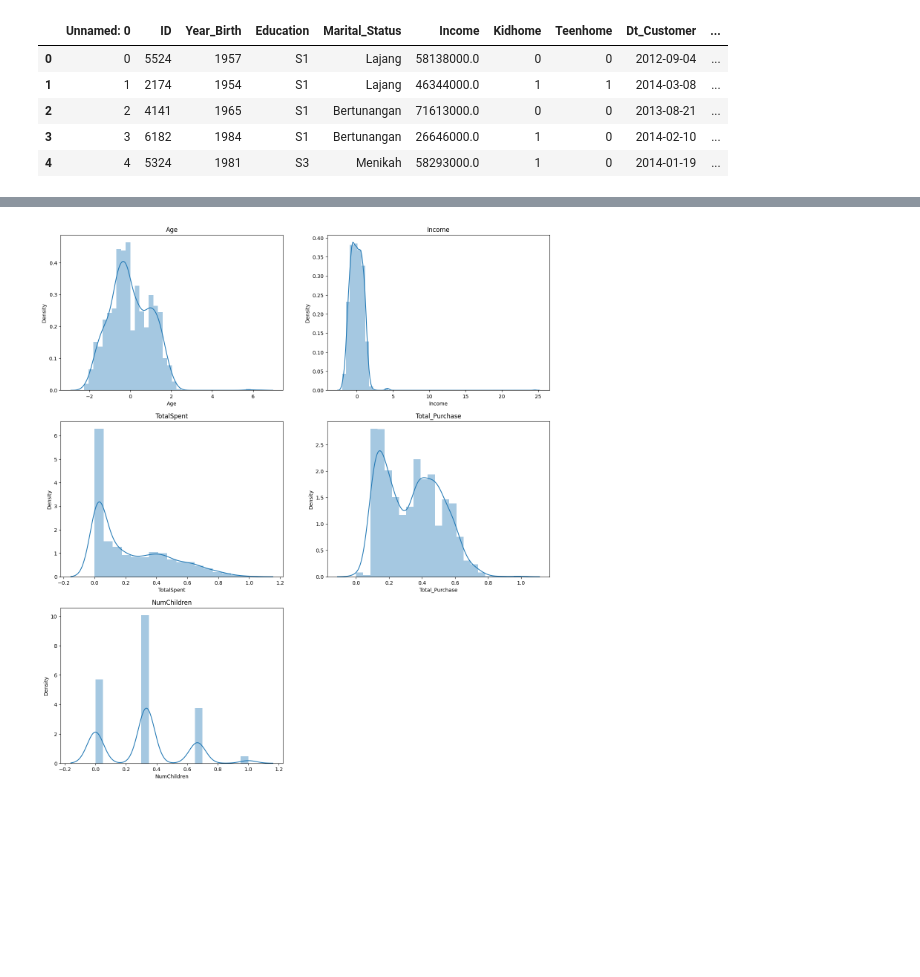
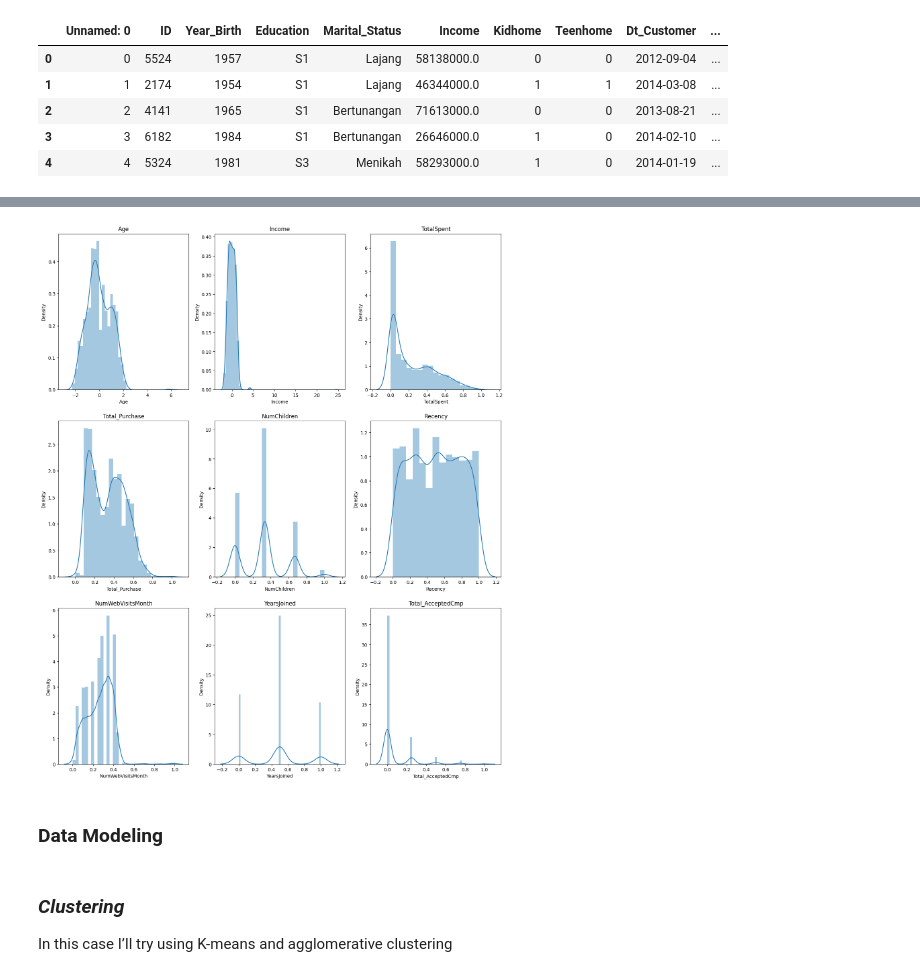
Before and after one commit to masendhy/predict_customer_personality_to_boost_marketing_campaign_by_using_machine_learning, a Jupyter notebook: predict_customer_personality_to_boost_marketing_campaign_by_using_machine_learning.ipynb, the cells around one changed output, grey strips where cells are left out. Saved outputs shown, nothing was run; the diff lists cells and outputs as text; code cells hidden in the pictures; blank space fills up the shorter version.

```diff
--- a/predict_customer_personality_to_boost_marketing_campaign_by_using_machine_learning.ipynb
+++ b/predict_customer_personality_to_boost_marketing_campaign_by_using_machine_learning.ipynb
@@ -233,10 +230,10 @@ cat = ['Age_Group','Marital_List']
 features = cat + num
 # %%
 # let show visualization of numerical columns correlation with Total_AcceptedCmp
-plt.figure(figsize=(17,25))
+plt.figure(figsize=(20,35))
 
 for i, col in enumerate(df_featex[features],1):
-    plt.subplot(4,2,i)
+    plt.subplot(5,3,i)
     ax = sns.barplot( x= df_featex['Total_AcceptedCmp'],y= df_featex[col])
     plt.title(col)
     plt.bar_label(ax.containers[0])
@@ -245,8 +242,8 @@ for i, col in enumerate(df_featex[features],1):
 # %%
 #show outliers from df_featex using distplot
-plt.figure(figsize=(17,25))
+plt.figure(figsize=(20,35))
 for i, col in enumerate(df_featex[num],1):
-    plt.subplot(4,2,i)
+    plt.subplot(5,3,i)
     ax = sns.distplot(df_featex[col])
     plt.title(col)
 # %% [output]
@@ -264,0 +251,8 @@ df_featex['Income'] = StandardScaler().fit_transform(df_featex[['Income']])
+# %%
+# delete unnecessary columns
+df_featex = df_featex.drop(['ID','Unnamed: 0','Marital_Status','Year_Birth', 'Education', 'Kidhome','Teenhome','Dt_Customer', 'MntCoke',
+       'MntFruits', 'MntMeatProducts', 'MntFishProducts', 'MntSweetProducts',
+       'MntGoldProds', 'NumDealsPurchases', 'NumWebPurchases','Response',
+       'NumCatalogPurchases', 'NumStorePurchases', 'AcceptedCmp3','AcceptedCmp4','AcceptedCmp5','AcceptedCmp1','AcceptedCmp2','Z_CostContact','Complain','Z_Revenue'],axis=1)
+
+dffeatex_drop = df_featex.copy()
@@ -265,9 +280,33 @@ df_featex['Income'] = StandardScaler().fit_transform(df_featex[['Income']])
+# %%
+# lets do transformation (normalization & standardization)
+from sklearn.preprocessing import MinMaxScaler, StandardScaler
+
+
+#normalization
+
+normalizer  = MinMaxScaler()
+norm_scaler = np.array(dffeatex_drop[['Total_AcceptedCmp','NumWebVisitsMonth','YearsJoined','Recency','TotalSpent', 'Total_Purchase','NumChildren']]).reshape(-1,7)
+normalizer.fit(norm_scaler)
+dffeatex_drop[['Total_AcceptedCmp','NumWebVisitsMonth','YearsJoined','Recency','TotalSpent', 'Total_Purchase','NumChildren']] = normalizer.transform(norm_scaler)
+
+
+
+#standardization (because the data distribution is close to normal)
+scaler = StandardScaler()
+std_scaler = np.array(dffeatex_drop[['Age', 'Income']]).reshape(-1,2)
+scaler.fit(std_scaler)
+dffeatex_drop[['Age', 'Income']] = scaler.transform(std_scaler)
 # %%
 #show distribusion after standarisation
-plt.figure(figsize=(17,25))
-for i, col in enumerate(df_featex[num],1):
-    plt.subplot(4,2,i)
-    ax = sns.distplot(df_featex[col])
+plt.figure(figsize=(17,35))
+for i, col in enumerate(dffeatex_drop[num],1):
+    plt.subplot(5,3,i)
+    ax = sns.distplot(dffeatex_drop[col])
     plt.title(col)
 # %% [output]
-[figure, old version]
+[figure, new version]
+# %% [markdown]
+### **Data Modeling**
+# %% [markdown]
+### *Clustering*
+In this case I’ll try using K-means and agglomerative clustering
```
Also changed, not shown: parts of 11 cells of this notebook.
